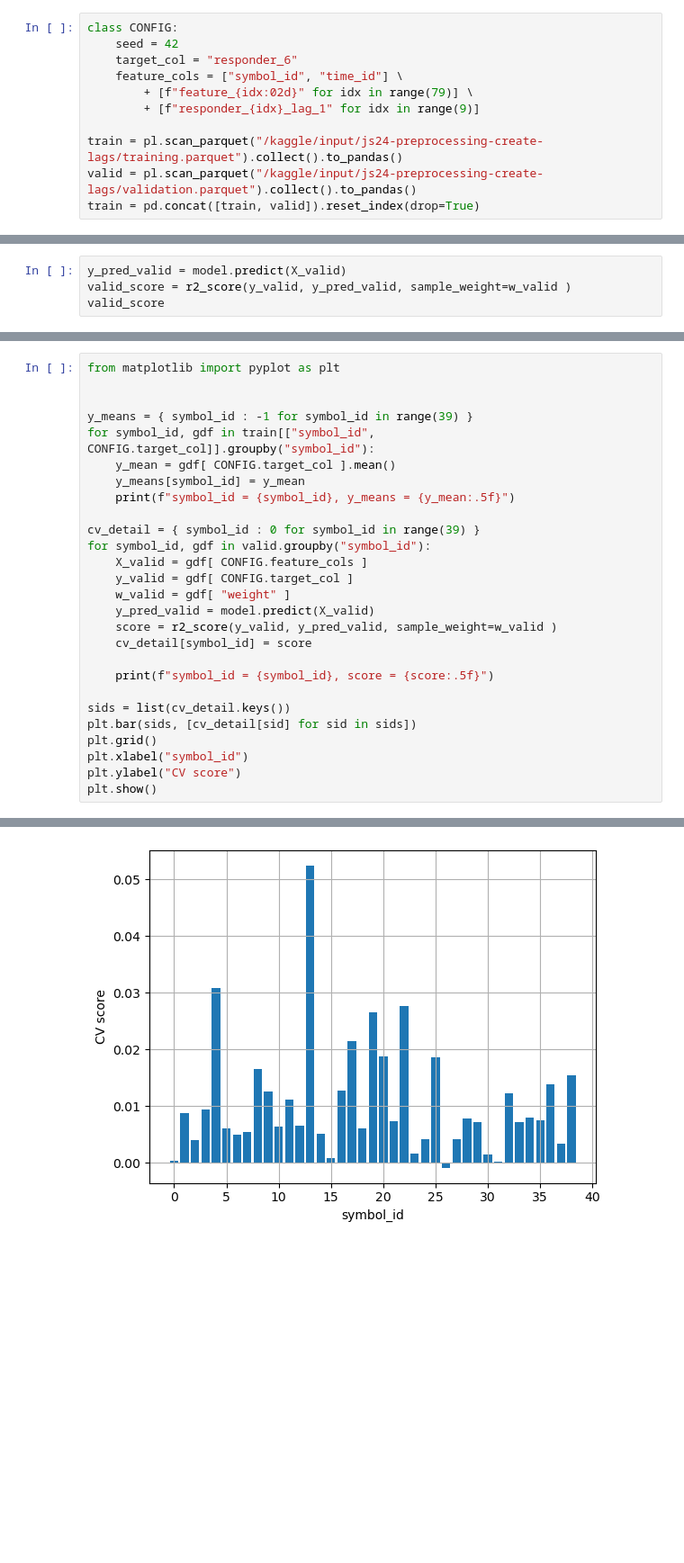
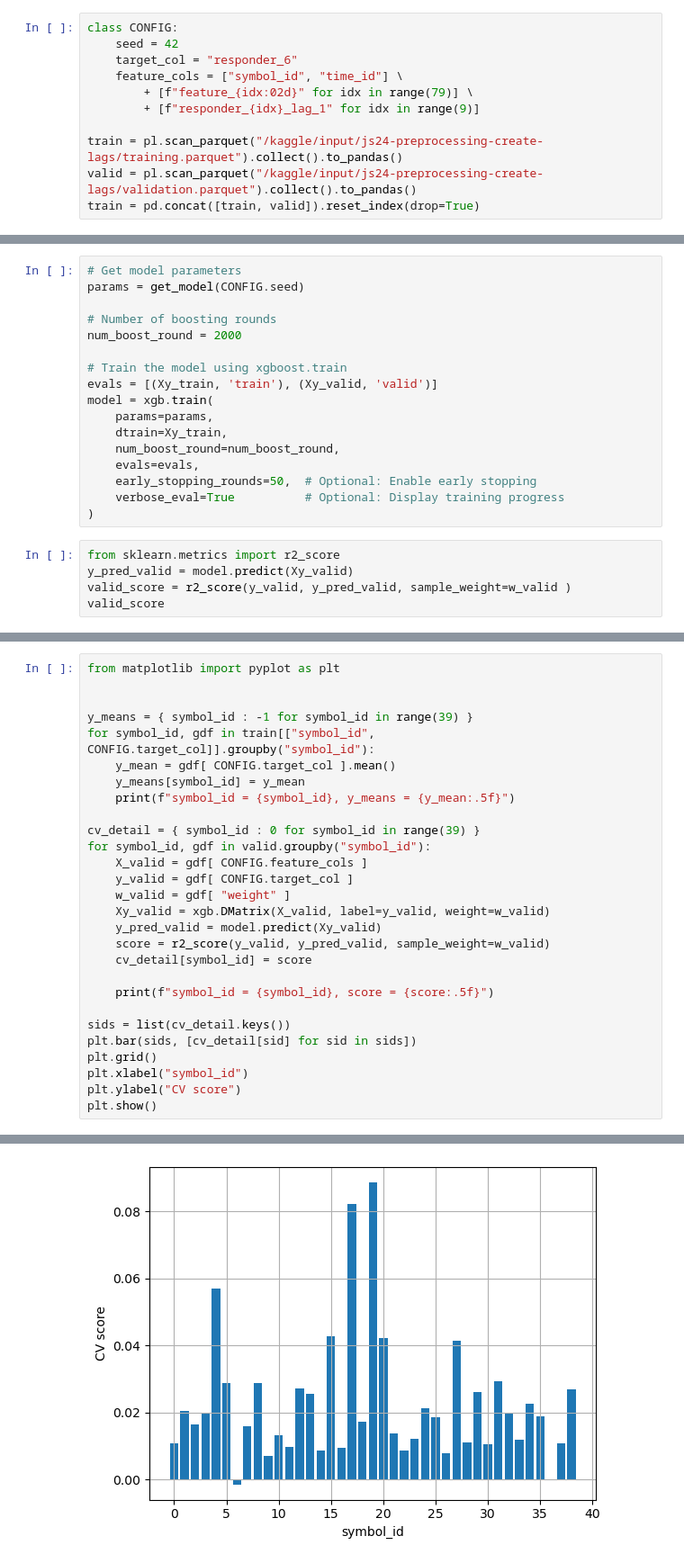
Before and after one commit to jane-street-kaggle/main, a Jupyter notebook: 2_train_xgb.ipynb, the cells around one changed output, grey strips where cells are left out. Shown: that part at 90% size. Drawn from its saved outputs; the diff is of its cells as text; blank space fills up the shorter version.

```diff
--- a/2_train_xgb.ipynb
+++ b/2_train_xgb.ipynb
@@ -85,5 +95,23 @@ train_score
+# %%
+# Get model parameters
+params = get_model(CONFIG.seed)
+
+# Number of boosting rounds
+num_boost_round = 2000
+
+# Train the model using xgboost.train
+evals = [(Xy_train, 'train'), (Xy_valid, 'valid')]
+model = xgb.train(
+    params=params,
+    dtrain=Xy_train,
+    num_boost_round=num_boost_round,
+    evals=evals,
+    early_stopping_rounds=50,  # Optional: Enable early stopping
+    verbose_eval=True          # Optional: Display training progress
+)
 # %%
-y_pred_valid = model.predict(X_valid)
+from sklearn.metrics import r2_score
+y_pred_valid = model.predict(Xy_valid)
 valid_score = r2_score(y_valid, y_pred_valid, sample_weight=w_valid )
 valid_score
 # %% [output]
@@ -103,8 +131,9 @@ for symbol_id, gdf in valid.groupby("symbol_id"):
     X_valid = gdf[ CONFIG.feature_cols ]
     y_valid = gdf[ CONFIG.target_col ]
     w_valid = gdf[ "weight" ]
-    y_pred_valid = model.predict(X_valid)
-    score = r2_score(y_valid, y_pred_valid, sample_weight=w_valid )
+    Xy_valid = xgb.DMatrix(X_valid, label=y_valid, weight=w_valid)
+    y_pred_valid = model.predict(Xy_valid)
+    score = r2_score(y_valid, y_pred_valid, sample_weight=w_valid)
     cv_detail[symbol_id] = score
 
     print(f"symbol_id = {symbol_id}, score = {score:.5f}")
@@ -136,4 +165,4 @@ symbol_id = 38, score = 0.01536
-[figure, old version]
+[figure, new version]
 # %%
 import os
 import dill
```
Also changed, not shown: parts of 9 cells of this notebook, 28 other files.
